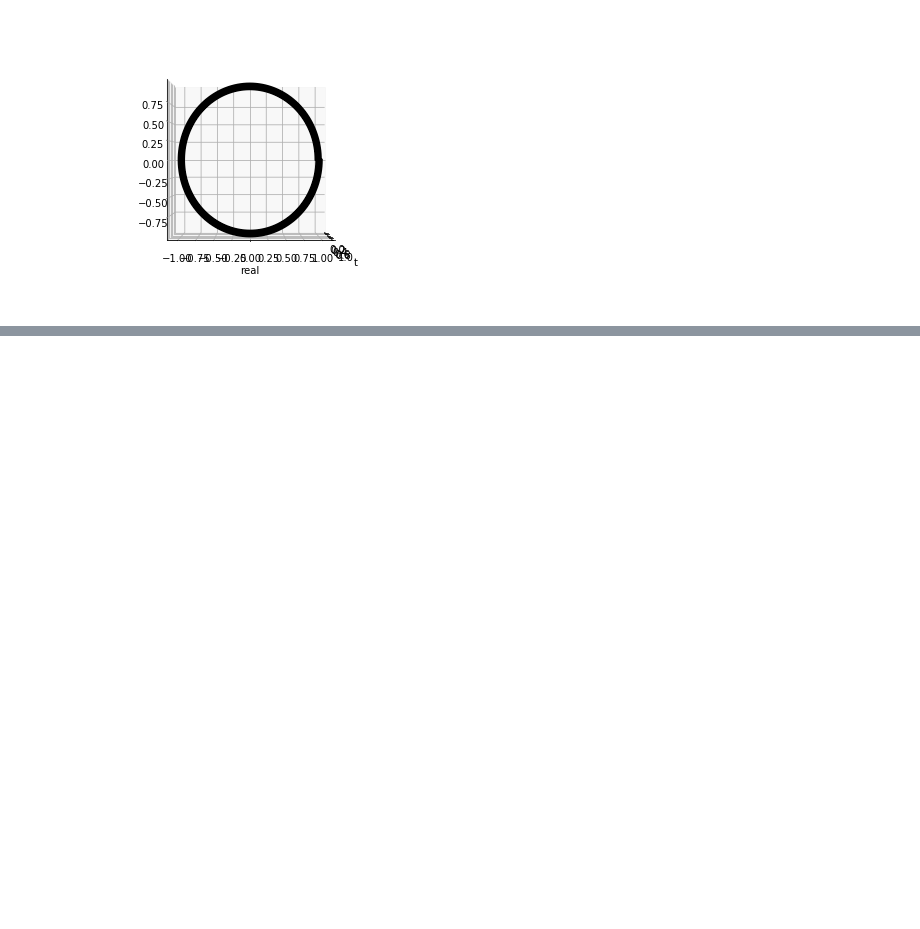
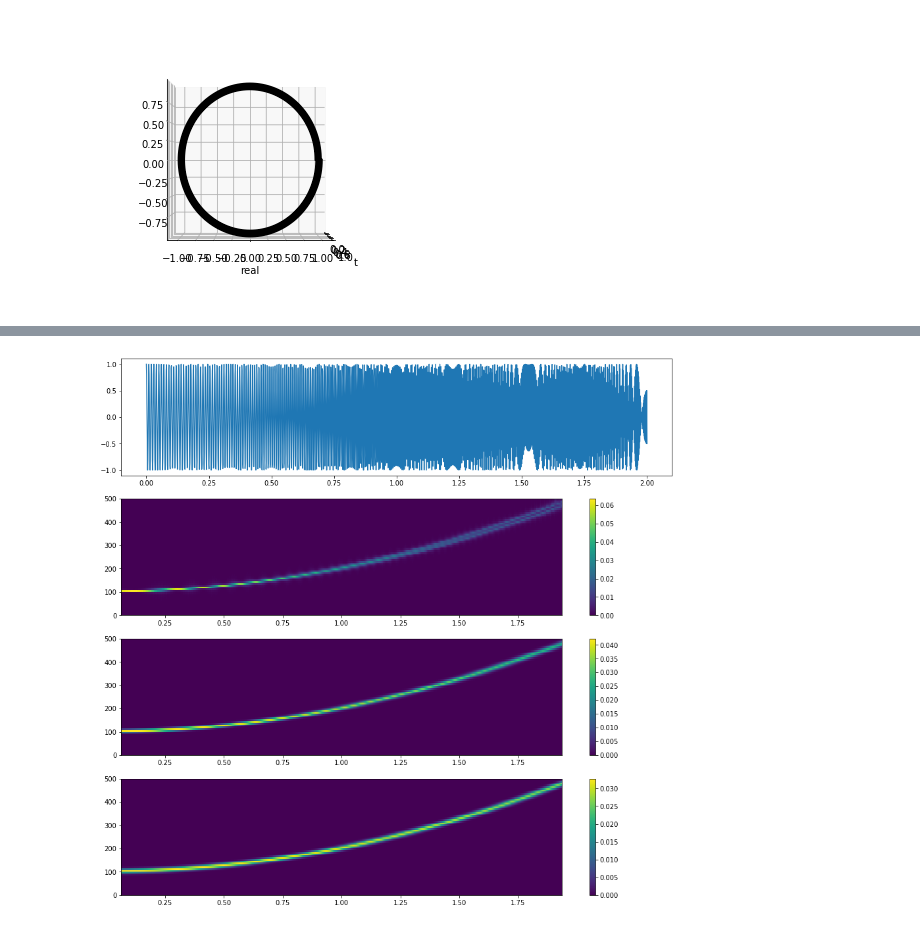
Before and after one commit to egmcbride/Neural_Data_Science_practice, a Jupyter notebook: Chapter 5 - Analog Signals.ipynb, the cells around one changed output, grey strips where cells are left out. Saved outputs shown, nothing was run; the diff lists cells and outputs as text; code cells hidden in the pictures; blank space fills up the shorter version.

```diff
--- a/Chapter 5 - Analog Signals.ipynb
+++ b/Chapter 5 - Analog Signals.ipynb
@@ -160,0 +161,34 @@ plt.show()
+# %%
+# now look at moving signals
+
+time=np.linspace(0,2,fs*2)
+y=sg.chirp(time,100,1,200,'quadratic')
+fig=plt.figure(figsize=(15,15))
+
+ax=plt.subplot(4,1,1)
+ax.plot(time,y)
+
+ax=plt.subplot(4,1,2)
+windLength=128
+overl=windLength-1
+freqBins=250
+wind=np.kaiser(windLength,0)
+f,tt,Sxx =sg.spectrogram(y,fs,wind,len(wind),overl)
+plt.pcolormesh(tt,f,Sxx)
+plt.colorbar()
+
+ax=plt.subplot(4,1,3)
+wind=np.hanning(windLength)
+f,tt,Sxx =sg.spectrogram(y,fs,wind,len(wind),overl)
+plt.pcolormesh(tt,f,Sxx)
+plt.colorbar()
+
+ax=plt.subplot(4,1,4)
+wind=sg.chebwin(windLength, at=100)
+f,tt,Sxx =sg.spectrogram(y,fs,wind,len(wind),overl)
+plt.pcolormesh(tt,f,Sxx)
+plt.colorbar()
+
+plt.show()
+# %% [output]
+[figure, added]
```
Also changed, not shown: parts of 4 cells of this notebook.
